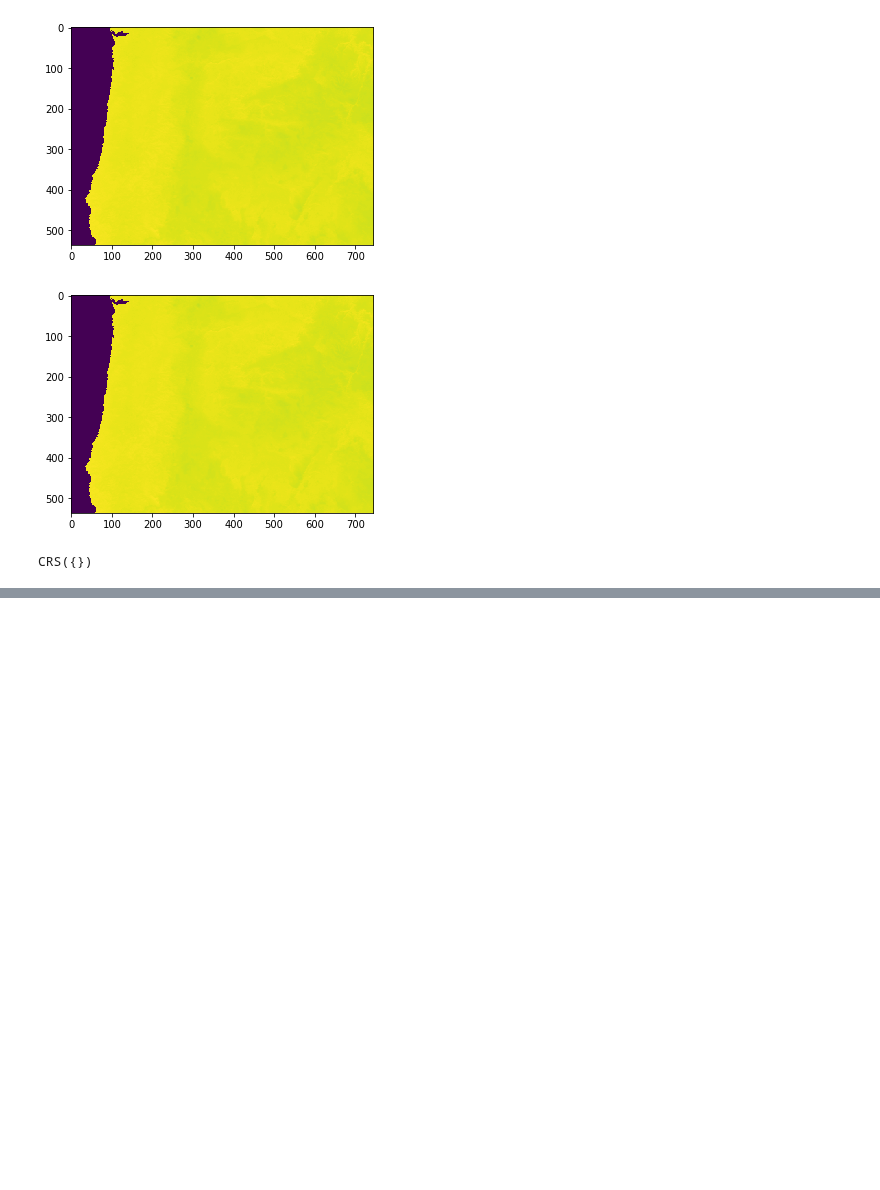
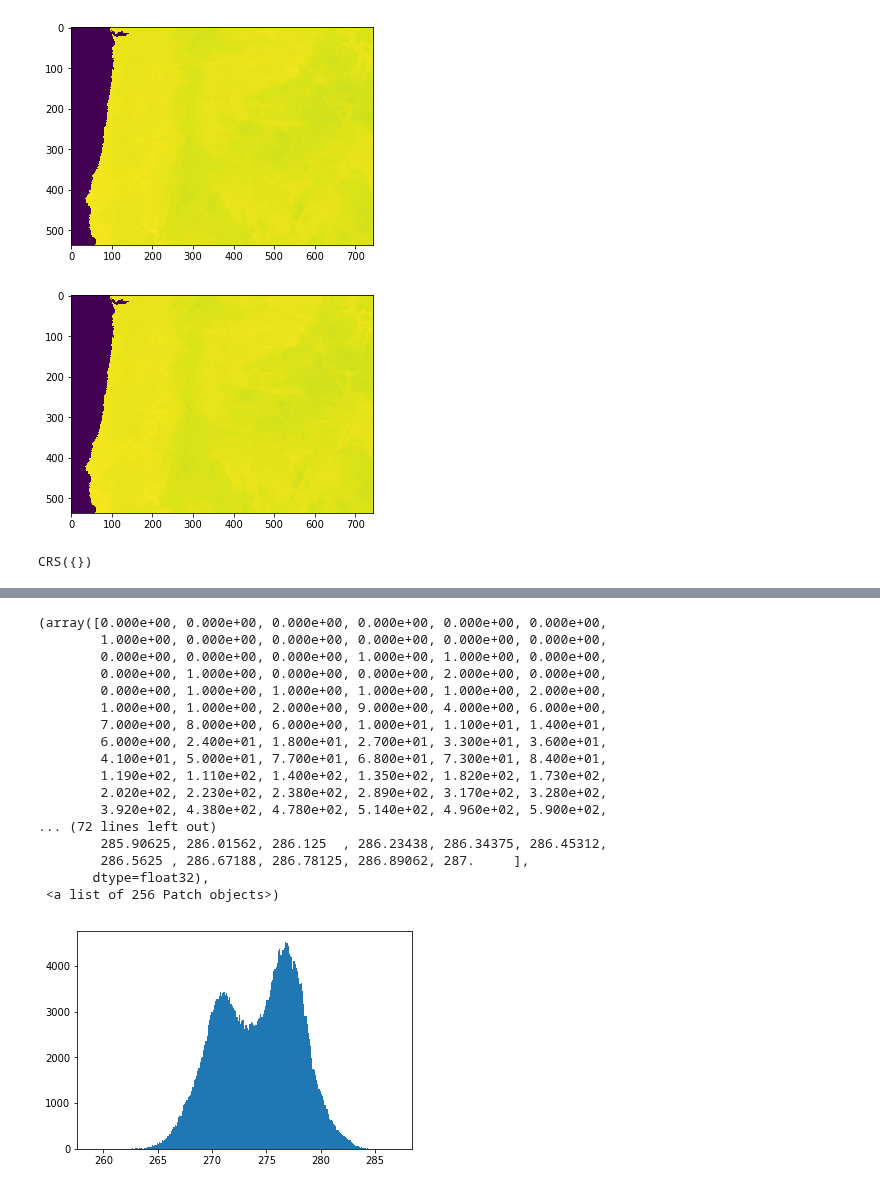
Before and after one commit to bparment1/workshops_courses_spatial_analyses, a Jupyter notebook: regression_temperature.ipynb, the cells around one changed output, grey strips where cells are left out. Saved outputs shown, nothing was run; the diff lists cells and outputs as text; code cells hidden in the pictures; blank space fills up the shorter version.

```diff
--- a/regression_temperature.ipynb
+++ b/regression_temperature.ipynb
@@ -52,0 +77,21 @@ TypeError: Invalid dimensions for image data
+# %%
+plt.hist(r_lst.ravel(),bins=256,range=(259.0,287.0))
+# %% [output]
+(array([0.000e+00, 0.000e+00, 0.000e+00, 0.000e+00, 0.000e+00, 0.000e+00,
+        1.000e+00, 0.000e+00, 0.000e+00, 0.000e+00, 0.000e+00, 0.000e+00,
+        0.000e+00, 0.000e+00, 0.000e+00, 1.000e+00, 1.000e+00, 0.000e+00,
+        0.000e+00, 1.000e+00, 0.000e+00, 0.000e+00, 2.000e+00, 0.000e+00,
+        0.000e+00, 1.000e+00, 1.000e+00, 1.000e+00, 1.000e+00, 2.000e+00,
+        1.000e+00, 1.000e+00, 2.000e+00, 9.000e+00, 4.000e+00, 6.000e+00,
+        7.000e+00, 8.000e+00, 6.000e+00, 1.000e+01, 1.100e+01, 1.400e+01,
+        6.000e+00, 2.400e+01, 1.800e+01, 2.700e+01, 3.300e+01, 3.600e+01,
+        4.100e+01, 5.000e+01, 7.700e+01, 6.800e+01, 7.300e+01, 8.400e+01,
+        1.190e+02, 1.110e+02, 1.400e+02, 1.350e+02, 1.820e+02, 1.730e+02,
+        2.020e+02, 2.230e+02, 2.380e+02, 2.890e+02, 3.170e+02, 3.280e+02,
+        3.920e+02, 4.380e+02, 4.780e+02, 5.140e+02, 4.960e+02, 5.900e+02,
+... (72 lines left out)
+        285.90625, 286.01562, 286.125  , 286.23438, 286.34375, 286.45312,
+        286.5625 , 286.67188, 286.78125, 286.89062, 287.     ],
+       dtype=float32),
+ <a list of 256 Patch objects>)
+[figure, added]
```
Also changed, not shown: parts of 5 cells of this notebook.
